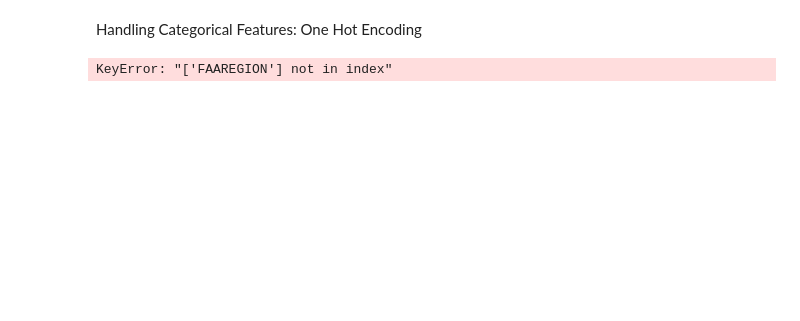
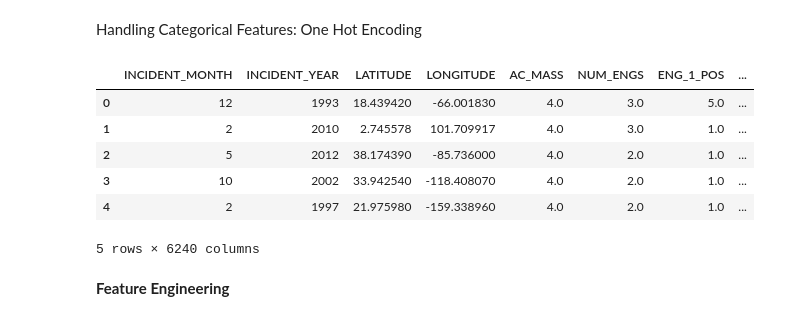
Before and after one commit to Brianna-Flo/CS-363M-Final-Project, a Jupyter notebook: final_project.ipynb, the cells around one changed output. Cells and saved outputs as stored; diff of their text form; code cells hidden in the pictures; blank space fills up the shorter version.

```diff
--- a/final_project.ipynb
+++ b/final_project.ipynb
@@ -419,14 +422,22 @@ Handling Categorical Features: One Hot Encoding
 # %%
 # need to one hot encode categorical variables
 # categorical_columns =['NUM_STRUCK', 'TIME_OF_DAY', 'AIRPORT_ID', 'RUNWAY', 'STATE', 'FAAREGION', 'LOCATION', 'OPID', 'AIRCRAFT', 'AC_CLASS', 'TYPE_ENG', 'PHASE_OF_FLIGHT', 'SKY', 'SPECIES_ID', 'WARNED', 'SIZE', 'ENROUTE_STATE', 'SOURCE', 'PERSON']
-categorical_columns =['NUM_STRUCK', 'AIRPORT_ID', 'RUNWAY', 'STATE', 'FAAREGION', 'OPID', 'AIRCRAFT', 'AC_CLASS', 'TYPE_ENG', 'SPECIES_ID', 'SIZE']
+categorical_columns =['NUM_STRUCK', 'AIRPORT_ID', 'RUNWAY', 'STATE', 'OPID', 'AIRCRAFT', 'AC_CLASS', 'TYPE_ENG', 'SPECIES_ID']
 train_data = pd.get_dummies(train_data, columns = categorical_columns, drop_first=True)
 
 
 # WHAT TO ONE HOT ENCODE
 # NUM_STRUCK, TIME_OF_DAY, AIRPORT_ID, RUNWAY, STATE, FAAREGION, LOCATION, OPID, AIRCRAFT, AC_CLASS, TYPE_ENG, PHASE_OF_FLIGHT, SKY, SPECIES_ID,
 # WARNED, SIZE, ENROUTE_STATE, SOURCE, PERSON
 
 train_data.head()
 # %% [output]
+|  | INCIDENT_MONTH | INCIDENT_YEAR | LATITUDE | LONGITUDE | AC_MASS | NUM_ENGS | ENG_1_POS | ... |
+| 0 | 12 | 1993 | 18.439420 | -66.001830 | 4.0 | 3.0 | 5.0 | ... |
+| 1 | 2 | 2010 | 2.745578 | 101.709917 | 4.0 | 3.0 | 1.0 | ... |
+| 2 | 5 | 2012 | 38.174390 | -85.736000 | 4.0 | 2.0 | 1.0 | ... |
+| 3 | 10 | 2002 | 33.942540 | -118.408070 | 4.0 | 2.0 | 1.0 | ... |
+| 4 | 2 | 1997 | 21.975980 | -159.338960 | 4.0 | 2.0 | 1.0 | ... |
-KeyError: "['FAAREGION'] not in index"
+5 rows × 6240 columns
+# %% [markdown]
+**Feature Engineering**
```
Also changed, not shown: parts of 7 cells of this notebook.
